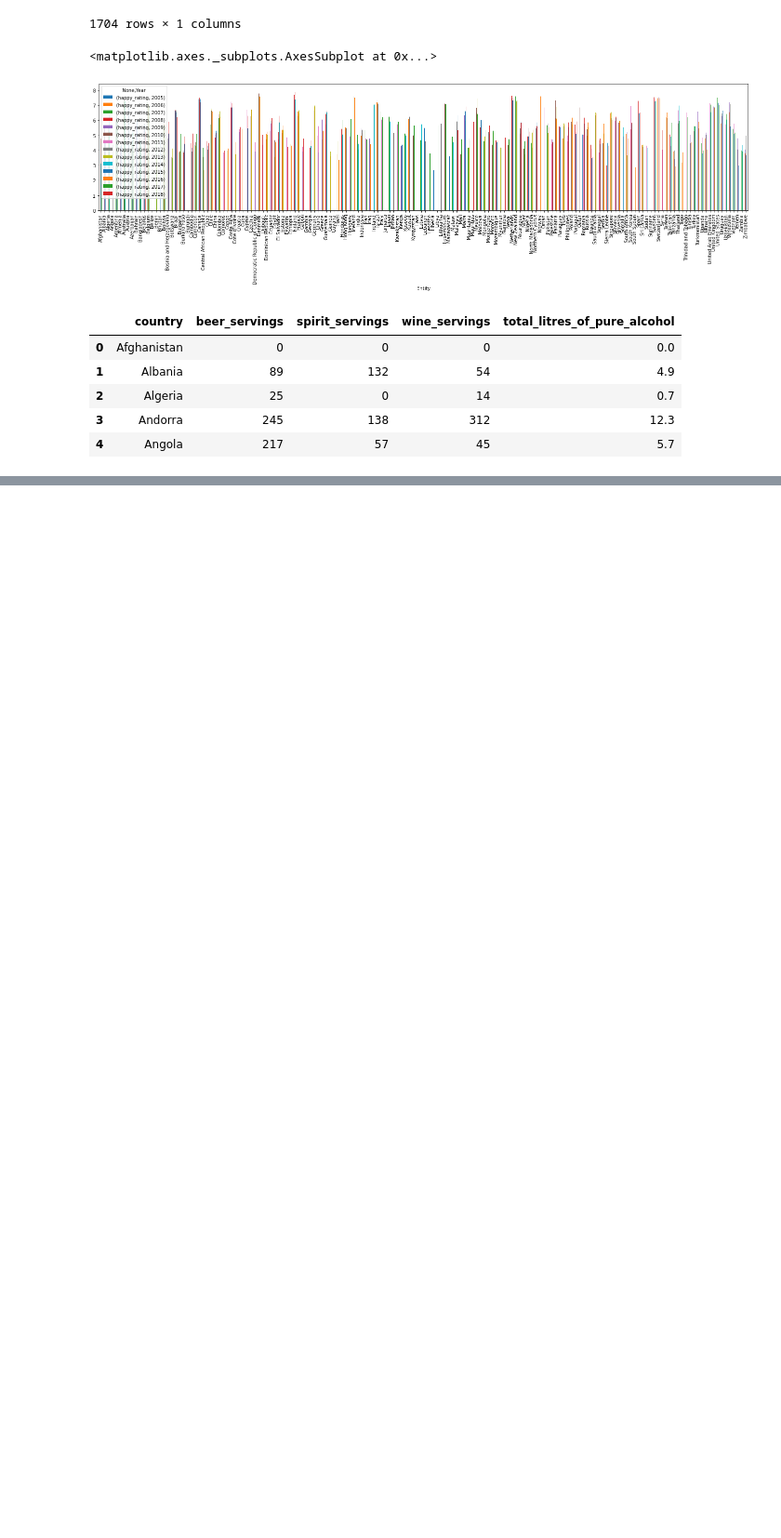
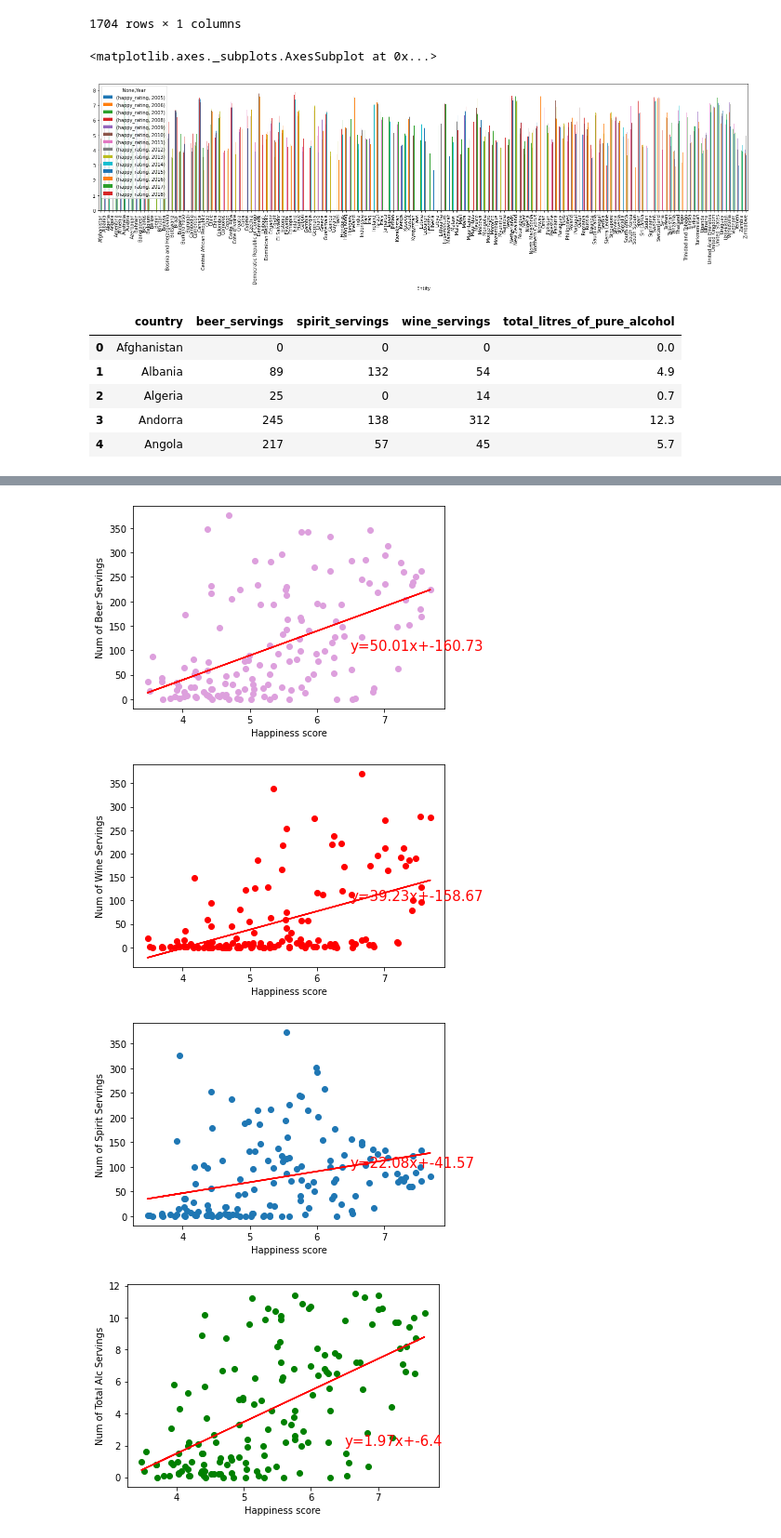
Before and after one commit to reccleston/data-analysis-project-1, a Jupyter notebook: ryan/pre_insights.ipynb, the cells around one changed output, grey strips where cells are left out. Shown at 93% size. Cells and saved outputs as stored; diff of their text form; code cells hidden in the pictures; blank space fills up the shorter version.

Commit message:
happiness v. alc regressions

```diff
--- a/ryan/pre_insights.ipynb
+++ b/ryan/pre_insights.ipynb
@@ -112,0 +117,4 @@ df = country_happy.mean()
+# %%
+drinks_data
+happy_servings_df = pd.merge(df, drinks_data, on='country', how='inner')
+happy_servings_df
@@ -112,0 +135,46 @@ df = country_happy.mean()
+# %%
+plt.scatter(happy_servings_df['happy_rating'], happy_servings_df['beer_servings'], c='plum')
+x = happy_servings_df['happy_rating']
+y = happy_servings_df['beer_servings']
+slope, intercept, r_value, p_value, std_err = sts.linregress(x, y)
+plt.plot(x, intercept + slope*x, 'r', label='fitted line')
+reg_str = 'y='+ str(round(slope, 2)) +'x+' + str(round(intercept, 2))
+plt.annotate(reg_str, (6.5,100), fontsize=15, color='red' )
+plt.xlabel('Happiness score')
+plt.ylabel('Num of Beer Servings')
+plt.show()
+
+plt.scatter(happy_servings_df['happy_rating'], happy_servings_df['wine_servings'], c='red')
+y = happy_servings_df['wine_servings']
+slope, intercept, r_value, p_value, std_err = sts.linregress(x, y)
+plt.plot(x, intercept + slope*x, 'r', label='fitted line')
+reg_str = 'y='+ str(round(slope, 2)) +'x+' + str(round(intercept, 2))
+plt.annotate(reg_str, (6.5,100), fontsize=15, color='red' )
+plt.xlabel('Happiness score')
+plt.ylabel('Num of Wine Servings')
+plt.show()
+
+plt.scatter(happy_servings_df['happy_rating'], happy_servings_df['spirit_servings'])
+y = happy_servings_df['spirit_servings']
+slope, intercept, r_value, p_value, std_err = sts.linregress(x, y)
+plt.plot(x, intercept + slope*x, 'r', label='fitted line')
+reg_str = 'y='+ str(round(slope, 2)) +'x+' + str(round(intercept, 2))
+plt.annotate(reg_str, (6.5,100), fontsize=15, color='red' )
+plt.xlabel('Happiness score')
+plt.ylabel('Num of Spirit Servings')
+plt.show()
+
+plt.scatter(happy_servings_df['happy_rating'], happy_servings_df['total_litres_of_pure_alcohol'], c='green')
+y = happy_servings_df['total_litres_of_pure_alcohol']
+slope, intercept, r_value, p_value, std_err = sts.linregress(x, y)
+plt.plot(x, intercept + slope*x, 'r', label='fitted line')
+reg_str = 'y='+ str(round(slope, 2)) +'x+' + str(round(intercept, 2))
+plt.annotate(reg_str, (6.5,2), fontsize=15, color='red' )
+plt.xlabel('Happiness score')
+plt.ylabel('Num of Total Alc Servings')
+plt.show()
+# %% [output]
+[figure, added]
+[figure, added]
+[figure, added]
+[figure, added]
```
Also changed, not shown: parts of 4 cells of this notebook, 1 other file.
